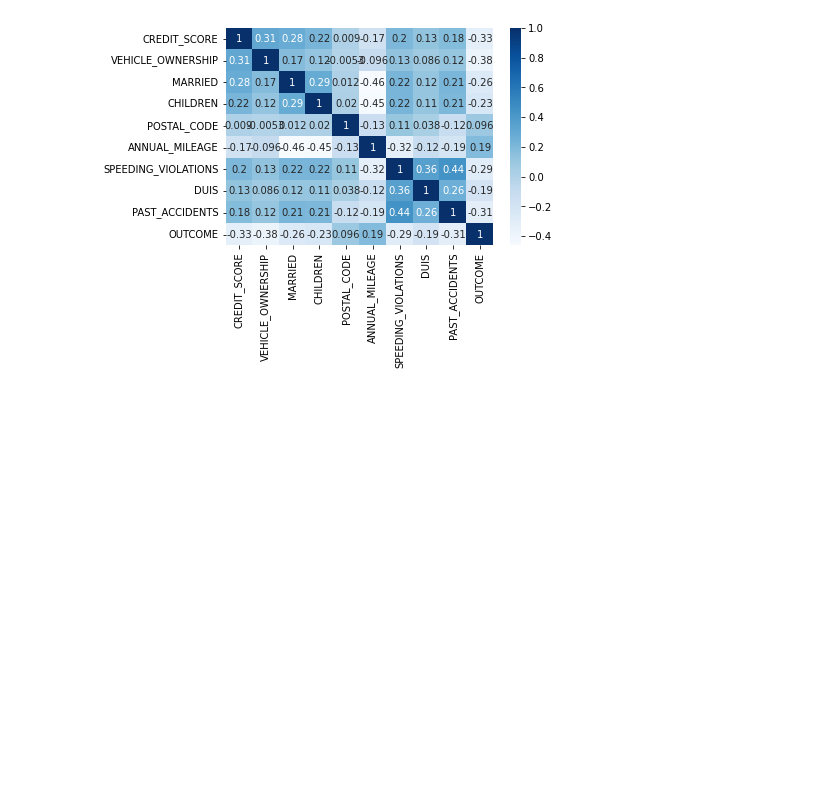
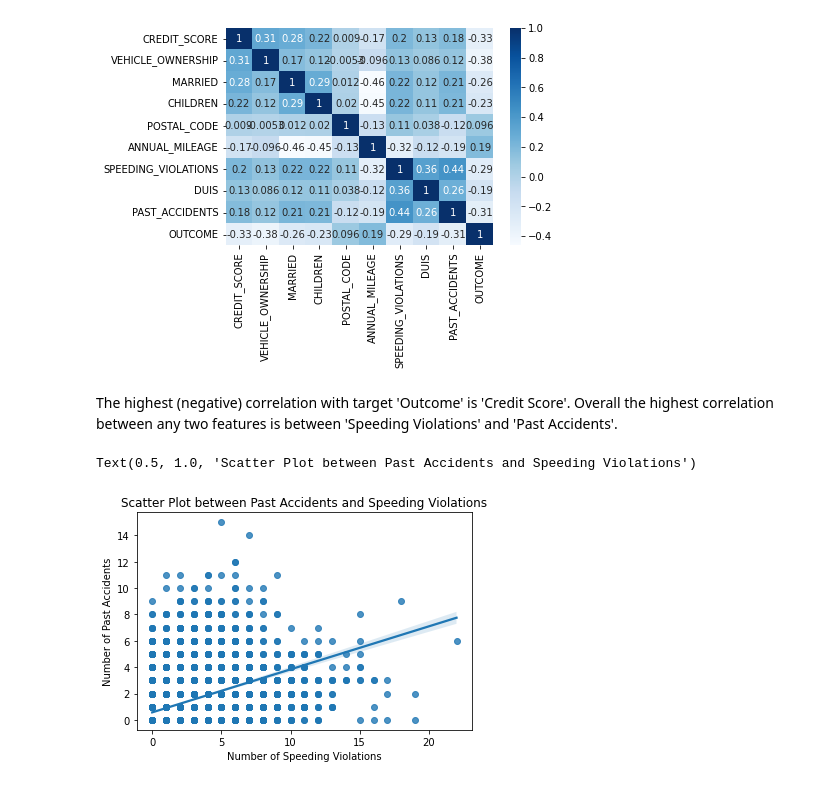
Before and after one commit to Numann-Malik/Auto-Insurance-Claims, a Jupyter notebook: CarInsurance.ipynb, the cells around one changed output. Drawn from its saved outputs; the diff is of its cells as text; code cells hidden in the pictures; blank space fills up the shorter version.

```diff
--- a/CarInsurance.ipynb
+++ b/CarInsurance.ipynb
@@ -444,3 +438,14 @@ Name: PAST_ACCIDENTS, dtype: int64
 sns.heatmap(df.corr(),annot=True,cmap='Blues'); # Very little correlation between any of the features.
 # %% [output]
 [figure]
+# %% [markdown]
+The highest (negative) correlation with target 'Outcome' is 'Credit Score'. Overall the highest correlation between any two features is between 'Speeding Violations' and 'Past Accidents'.
+# %%
+# Scatter Plot with a regression line showing the trend
+sns.regplot(x = 'SPEEDING_VIOLATIONS', y= 'PAST_ACCIDENTS',data=df);
+plt.xlabel('Number of Speeding Violations')
+plt.ylabel('Number of Past Accidents')
+plt.title('Scatter Plot between Past Accidents and Speeding Violations')
+# %% [output]
+Text(0.5, 1.0, 'Scatter Plot between Past Accidents and Speeding Violations')
+[figure, added]
```
Also changed, not shown: parts of 14 cells of this notebook.
